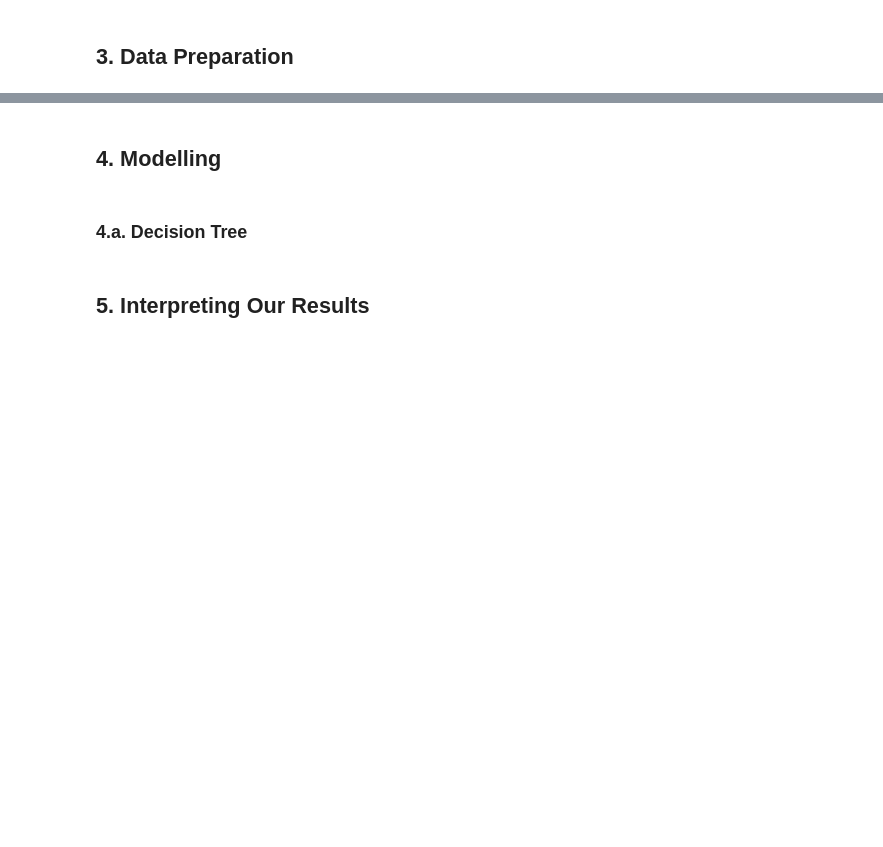
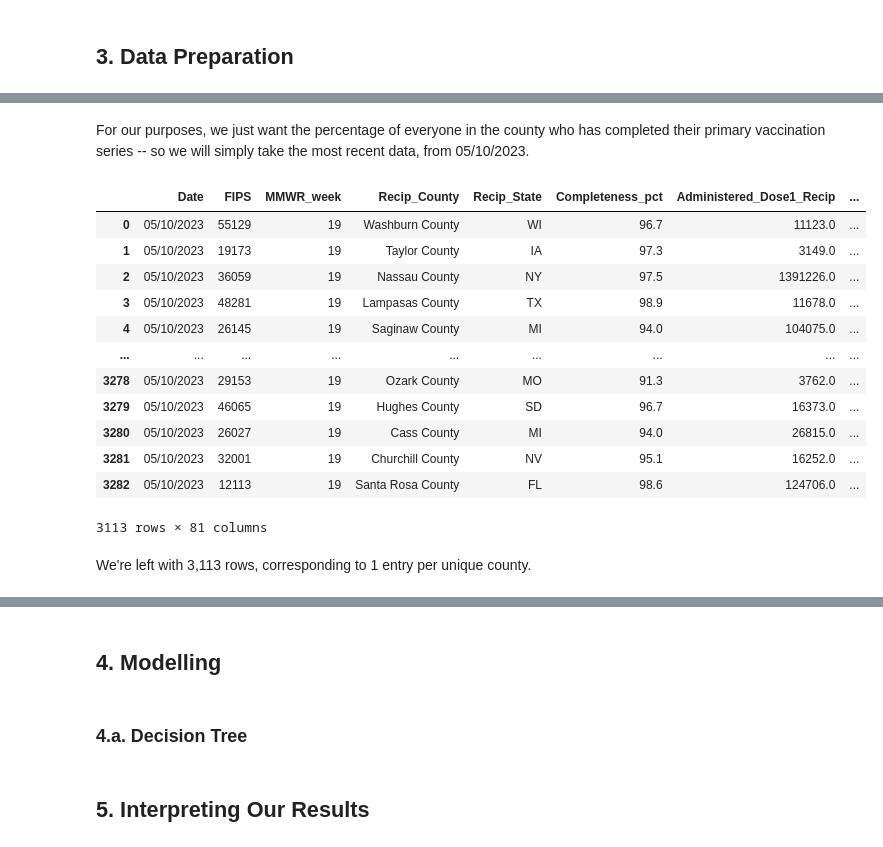
Before and after one commit to natehiatt/covid_vax_project, a Jupyter notebook: Final.ipynb, the cells around one changed output, grey strips where cells are left out. Drawn from its saved outputs; the diff is of its cells as text; code cells hidden in the pictures; blank space fills up the shorter version.

```diff
--- a/Final.ipynb
+++ b/Final.ipynb
@@ -17,0 +166,21 @@
+# %% [markdown]
+For our purposes, we just want the percentage of everyone in the county who has completed their primary vaccination series -- so we will simply take the most recent data, from 05/10/2023.
+# %%
+vaccinations = vaccinations[(vaccinations["Date"] == "05/10/2023")]
+vaccinations
+# %% [output]
+|  | Date | FIPS | MMWR_week | Recip_County | Recip_State | Completeness_pct | Administered_Dose1_Recip | ... |
+| 0 | 05/10/2023 | 55129 | 19 | Washburn County | WI | 96.7 | 11123.0 | ... |
+| 1 | 05/10/2023 | 19173 | 19 | Taylor County | IA | 97.3 | 3149.0 | ... |
+| 2 | 05/10/2023 | 36059 | 19 | Nassau County | NY | 97.5 | 1391226.0 | ... |
+| 3 | 05/10/2023 | 48281 | 19 | Lampasas County | TX | 98.9 | 11678.0 | ... |
+| 4 | 05/10/2023 | 26145 | 19 | Saginaw County | MI | 94.0 | 104075.0 | ... |
+| ... | ... | ... | ... | ... | ... | ... | ... | ... |
+| 3278 | 05/10/2023 | 29153 | 19 | Ozark County | MO | 91.3 | 3762.0 | ... |
+| 3279 | 05/10/2023 | 46065 | 19 | Hughes County | SD | 96.7 | 16373.0 | ... |
+| 3280 | 05/10/2023 | 26027 | 19 | Cass County | MI | 94.0 | 26815.0 | ... |
+| 3281 | 05/10/2023 | 32001 | 19 | Churchill County | NV | 95.1 | 16252.0 | ... |
+| 3282 | 05/10/2023 | 12113 | 19 | Santa Rosa County | FL | 98.6 | 124706.0 | ... |
+3113 rows × 81 columns
+# %% [markdown]
+We're left with 3,113 rows, corresponding to 1 entry per unique county.
```
Also changed, not shown: parts of 91 cells of this notebook, 1 other file.
